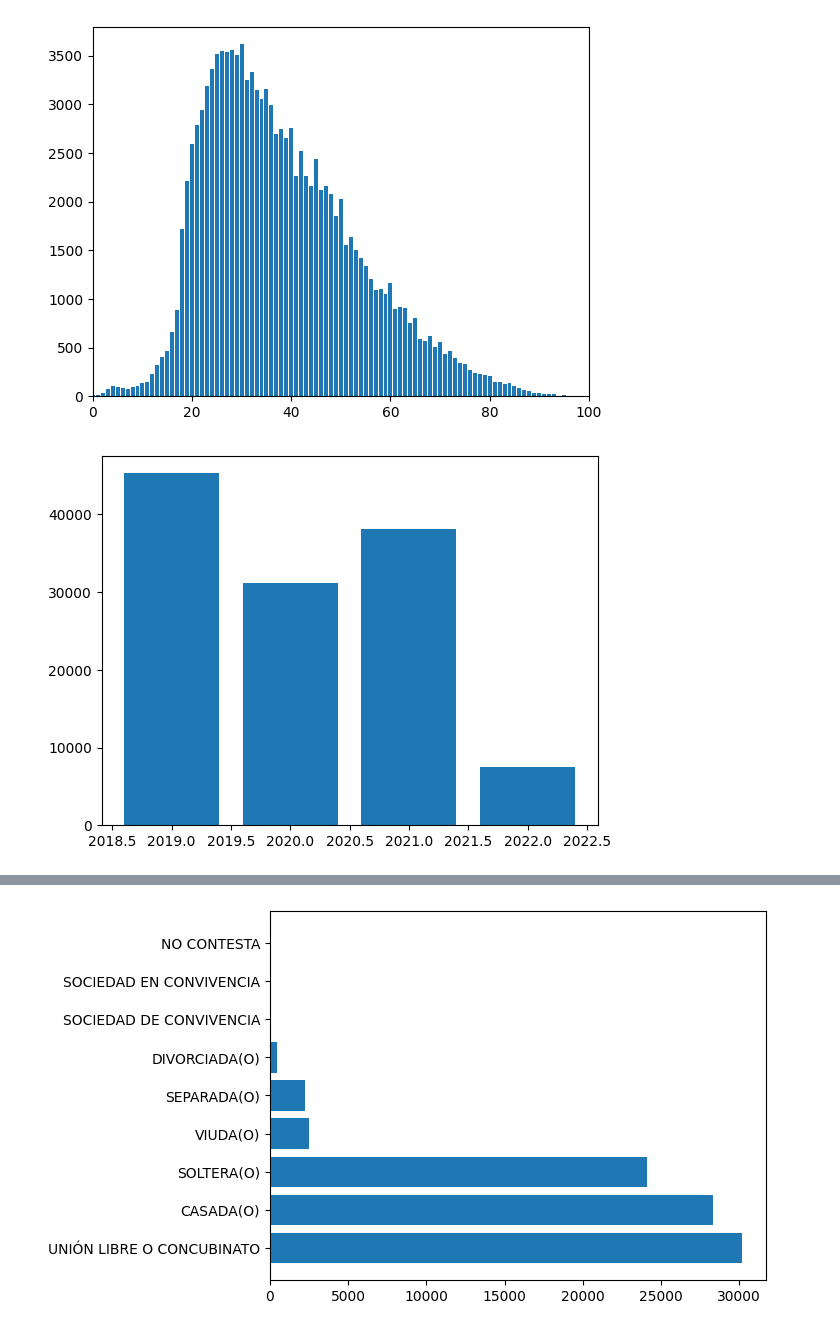
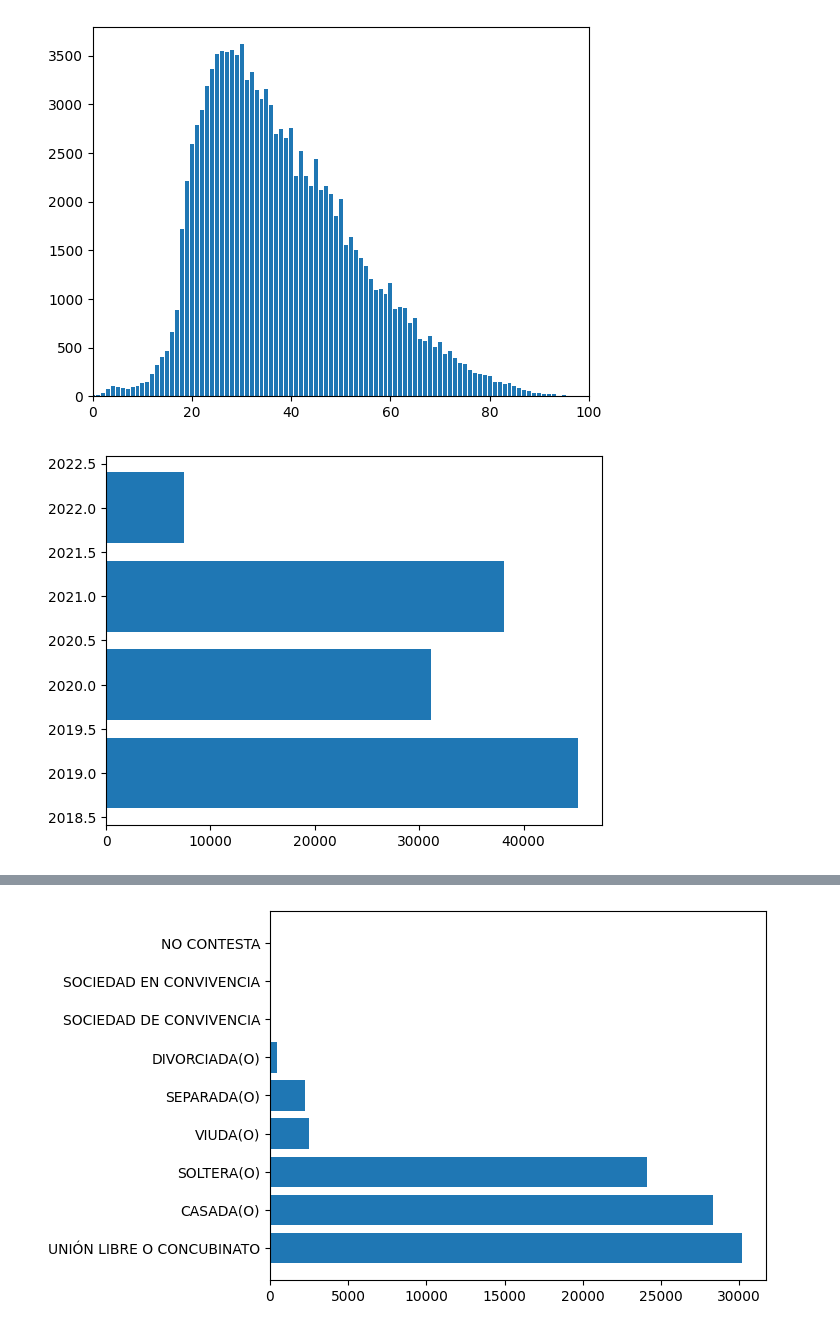
Before and after one commit to MARTINEZAIS/LABORATORIO3ISAAMTZ, a Jupyter notebook: Copia_de_Laboratorio_3AIMTZ.ipynb, the cells around one changed output, grey strips where cells are left out. Cells and saved outputs as stored; diff of their text form; code cells hidden in the pictures.

```diff
--- a/Copia_de_Laboratorio_3AIMTZ.ipynb
+++ b/Copia_de_Laboratorio_3AIMTZ.ipynb
@@ -23,15 +25,15 @@ plt.show()
 # %%
 import pandas as pd
 import matplotlib.pyplot as plt
 
-path = "/content/drive/MyDrive/CSV/atenciones_abogadas_de_las_mujeres .csv"
+path = "/content/drive/MyDrive/CSV/atenciones_abogadas_de_las_mujeres.csv"
 
 df = pd.read_csv(path)
 
-año = df["anio_a"].value_counts()
+año = df["anio"].value_counts()
 
-plt.bar(año.index, año)
+plt.barh( año.index, año)
 
 plt.show()
 # %% [output]
-[figure, old version]
+[figure, new version]
```
Also changed, not shown: parts of 3 cells of this notebook.
